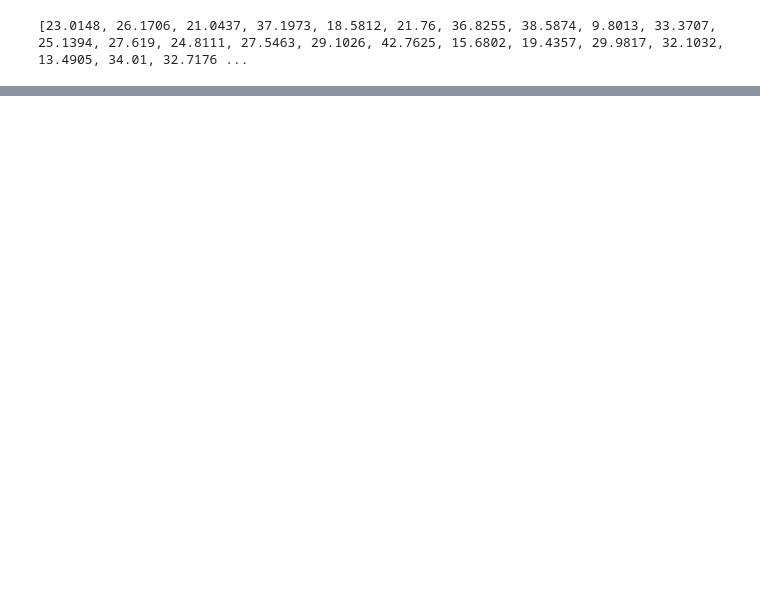
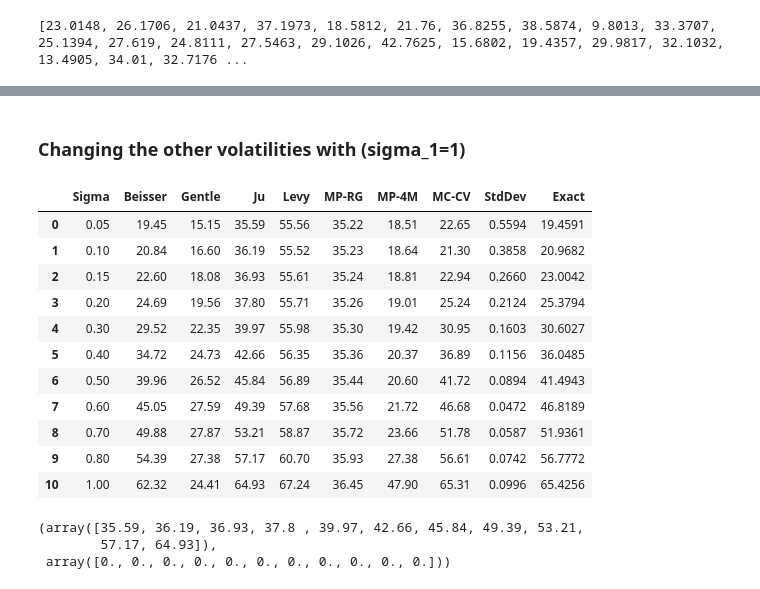
Before and after one commit to LantianXue/2001212267_2001212401, a Jupyter notebook: PHBS_ASP_Project/Ju2002_asian_and_basket_option.ipynb, the cells around one changed output, grey strips where cells are left out. Cells and saved outputs as stored; diff of their text form; code cells hidden in the pictures; blank space fills up the shorter version.

```diff
--- a/PHBS_ASP_Project/Ju2002_asian_and_basket_option.ipynb
+++ b/PHBS_ASP_Project/Ju2002_asian_and_basket_option.ipynb
@@ -208,0 +328,30 @@ print(TE6)
+# %% [markdown]
+### Changing the other volatilities with (sigma_1=1)
+# %%
+df = pd.read_excel(file, sheet_name='5')
+df
+# %% [output]
+|  | Sigma | Beisser | Gentle | Ju | Levy | MP-RG | MP-4M | MC-CV | StdDev | Exact |
+| 0 | 0.05 | 19.45 | 15.15 | 35.59 | 55.56 | 35.22 | 18.51 | 22.65 | 0.5594 | 19.4591 |
+| 1 | 0.10 | 20.84 | 16.60 | 36.19 | 55.52 | 35.23 | 18.64 | 21.30 | 0.3858 | 20.9682 |
+| 2 | 0.15 | 22.60 | 18.08 | 36.93 | 55.61 | 35.24 | 18.81 | 22.94 | 0.2660 | 23.0042 |
+| 3 | 0.20 | 24.69 | 19.56 | 37.80 | 55.71 | 35.26 | 19.01 | 25.24 | 0.2124 | 25.3794 |
+| 4 | 0.30 | 29.52 | 22.35 | 39.97 | 55.98 | 35.30 | 19.42 | 30.95 | 0.1603 | 30.6027 |
+| 5 | 0.40 | 34.72 | 24.73 | 42.66 | 56.35 | 35.36 | 20.37 | 36.89 | 0.1156 | 36.0485 |
+| 6 | 0.50 | 39.96 | 26.52 | 45.84 | 56.89 | 35.44 | 20.60 | 41.72 | 0.0894 | 41.4943 |
+| 7 | 0.60 | 45.05 | 27.59 | 49.39 | 57.68 | 35.56 | 21.72 | 46.68 | 0.0472 | 46.8189 |
+| 8 | 0.70 | 49.88 | 27.87 | 53.21 | 58.87 | 35.72 | 23.66 | 51.78 | 0.0587 | 51.9361 |
+| 9 | 0.80 | 54.39 | 27.38 | 57.17 | 60.70 | 35.93 | 27.38 | 56.61 | 0.0742 | 56.7772 |
+| 10 | 1.00 | 62.32 | 24.41 | 64.93 | 67.24 | 36.45 | 47.90 | 65.31 | 0.0996 | 65.4256 |
+# %%
+sigmas = np.array([5, 10, 15, 20, 30, 40, 50, 60, 70, 80, 100])/100
+result = np.zeros_like(sigmas)
+for k in range(len(sigmas)):
+    sigma_asym = np.array([sigmas[k], sigmas[k], sigmas[k], 1])
+    m =pf.BsmBasketAsianJu2002(sigma=sigma_asym, cor=0.5)
+    result[k] = m.price(100, 100*o4, texp)
+np.round(result, 2), np.round(result, 2) - df['Ju'].values
+# %% [output]
+(array([35.59, 36.19, 36.93, 37.8 , 39.97, 42.66, 45.84, 49.39, 53.21,
+        57.17, 64.93]),
+ array([0., 0., 0., 0., 0., 0., 0., 0., 0., 0., 0.]))
```
Also changed, not shown: parts of 16 cells of this notebook, 1 other file.
